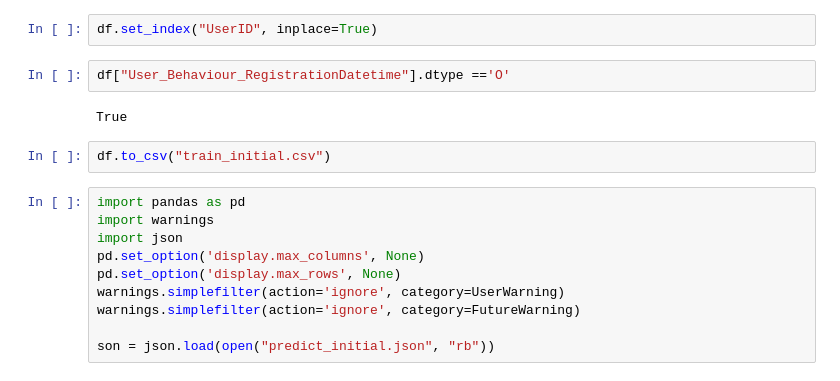
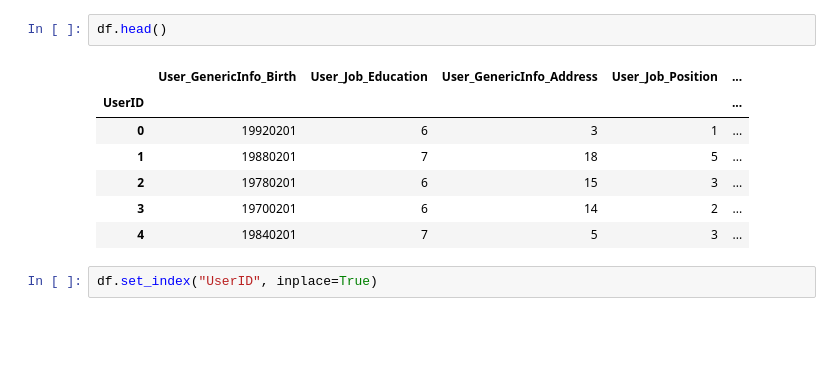
Before and after one commit to Wealthype/scindo_final_delivery, a Jupyter notebook: test.ipynb, the cells around one changed output. Drawn from its saved outputs; the diff is of its cells as text; blank space fills up the shorter version.

```diff
--- a/test.ipynb
+++ b/test.ipynb
@@ -21,18 +73,12 @@ df["User_Behaviour_RegistrationDatetime"] = df["User_Behaviour_RegistrationDatet
+# %%
+df.head()
+# %% [output]
+|  | User_GenericInfo_Birth | User_Job_Education | User_GenericInfo_Address | User_Job_Position | ... |
+| UserID |  |  |  |  | ... |
+| 0 | 19920201 | 6 | 3 | 1 | ... |
+| 1 | 19880201 | 7 | 18 | 5 | ... |
+| 2 | 19780201 | 6 | 15 | 3 | ... |
+| 3 | 19700201 | 6 | 14 | 2 | ... |
+| 4 | 19840201 | 7 | 5 | 3 | ... |
 # %%
 df.set_index("UserID", inplace=True)
-# %%
-df["User_Behaviour_RegistrationDatetime"].dtype =='O'
-# %% [output]
-True
-# %%
-df.to_csv("train_initial.csv")
-# %%
-import pandas as pd
-import warnings
-import json
-pd.set_option('display.max_columns', None)
-pd.set_option('display.max_rows', None)
-warnings.simplefilter(action='ignore', category=UserWarning)
-warnings.simplefilter(action='ignore', category=FutureWarning)
-
-son = json.load(open("predict_initial.json", "rb"))
```
Also changed, not shown: parts of 17 cells of this notebook, 3 other files.
